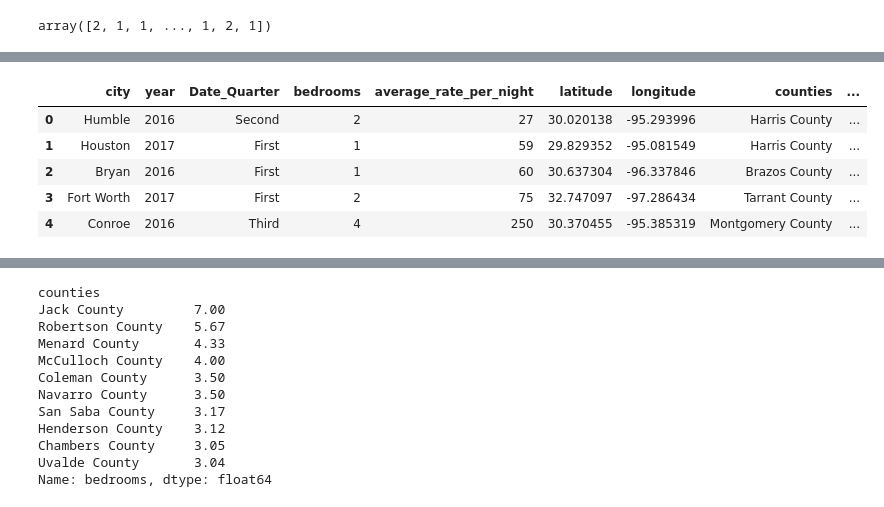
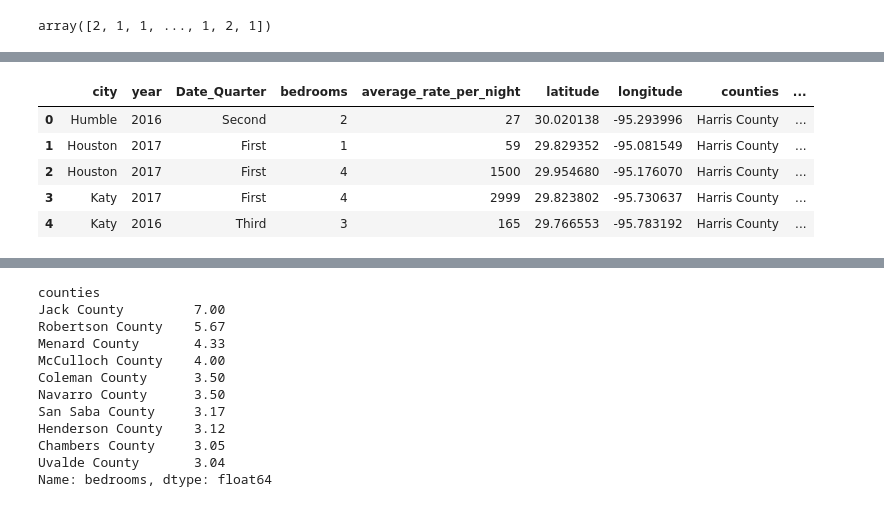
Before and after one commit to stevengreen320/Airbnb-EDA, a Jupyter notebook: Project 1 Extra.ipynb, the cells around one changed output, grey strips where cells are left out. Cells and saved outputs as stored; diff of their text form; code cells hidden in the pictures.

```diff
--- a/Project 1 Extra.ipynb
+++ b/Project 1 Extra.ipynb
@@ -385,3 +385,8 @@ clean_tx.loc[census_tx.County == "Harris County"]
 # %% [output]
 |  | County | TotalPop | Income | Poverty |
 | 2623 | Harris County | 4525519 | 57791 | 16.8 |
+# %%
+clean_tx = clean_tx.rename(columns = {"County":"counties"})
+clean_tx.head()
+census_data_airbnbtx = pd.merge(airbnb_df, clean_tx, on="counties")
+census_data_airbnbtx.head()
@@ -482,12 +482,12 @@ airbnb_df
 # %%
 # Data fram to put in Bedrooms and Remove bedrooms_count
 
-airbnb_df1 = airbnb_df.loc[:, ["city", "year", "Date_Quarter", "bedrooms", "average_rate_per_night", "latitude", "longitude", 'counties', 'zipcodes']]
+airbnb_df1 = census_data_airbnbtx.loc[:, ["city", "year", "Date_Quarter", "bedrooms", "average_rate_per_night", "latitude", "longitude", 'counties', 'zipcodes', 'TotalPop', 'Income', 'Poverty']]
 airbnb_df1.head()
 # %% [output]
 |  | city | year | Date_Quarter | bedrooms | average_rate_per_night | latitude | longitude | counties | ... |
 | 0 | Humble | 2016 | Second | 2 | 27 | 30.020138 | -95.293996 | Harris County | ... |
 | 1 | Houston | 2017 | First | 1 | 59 | 29.829352 | -95.081549 | Harris County | ... |
-| 2 | Bryan | 2016 | First | 1 | 60 | 30.637304 | -96.337846 | Brazos County | ... |
-| 3 | Fort Worth | 2017 | First | 2 | 75 | 32.747097 | -97.286434 | Tarrant County | ... |
-| 4 | Conroe | 2016 | Third | 4 | 250 | 30.370455 | -95.385319 | Montgomery County | ... |
+| 2 | Houston | 2017 | First | 4 | 1500 | 29.954680 | -95.176070 | Harris County | ... |
+| 3 | Katy | 2017 | First | 4 | 2999 | 29.823802 | -95.730637 | Harris County | ... |
+| 4 | Katy | 2016 | Third | 3 | 165 | 29.766553 | -95.783192 | Harris County | ... |
```
Also changed, not shown: parts of 24 cells of this notebook.
